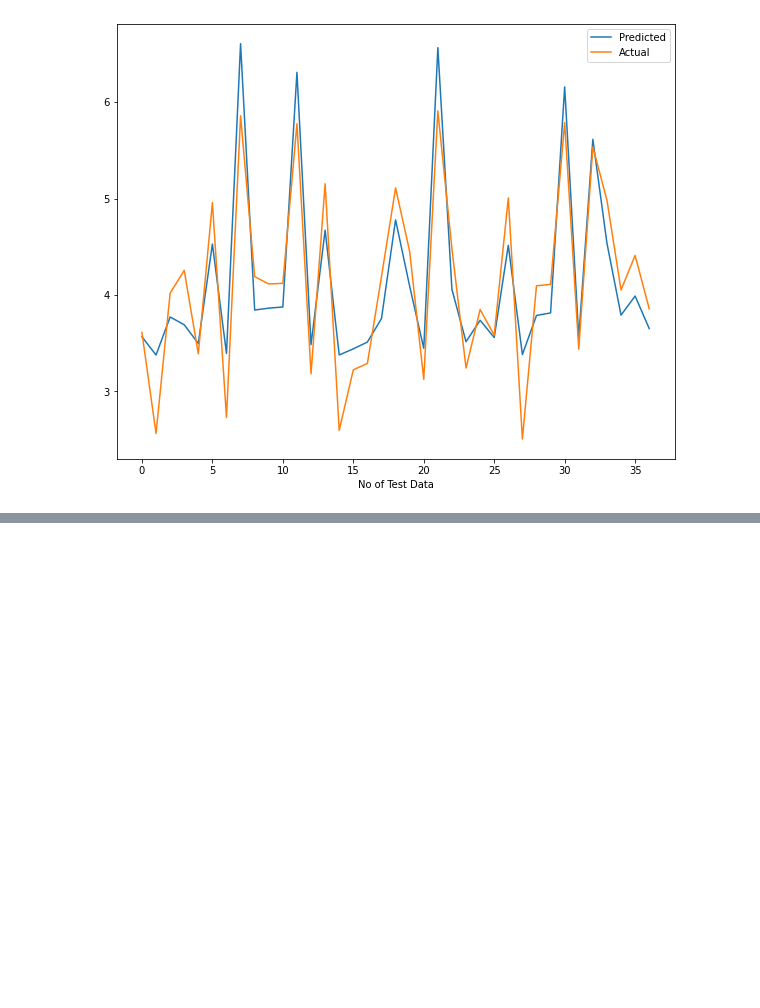
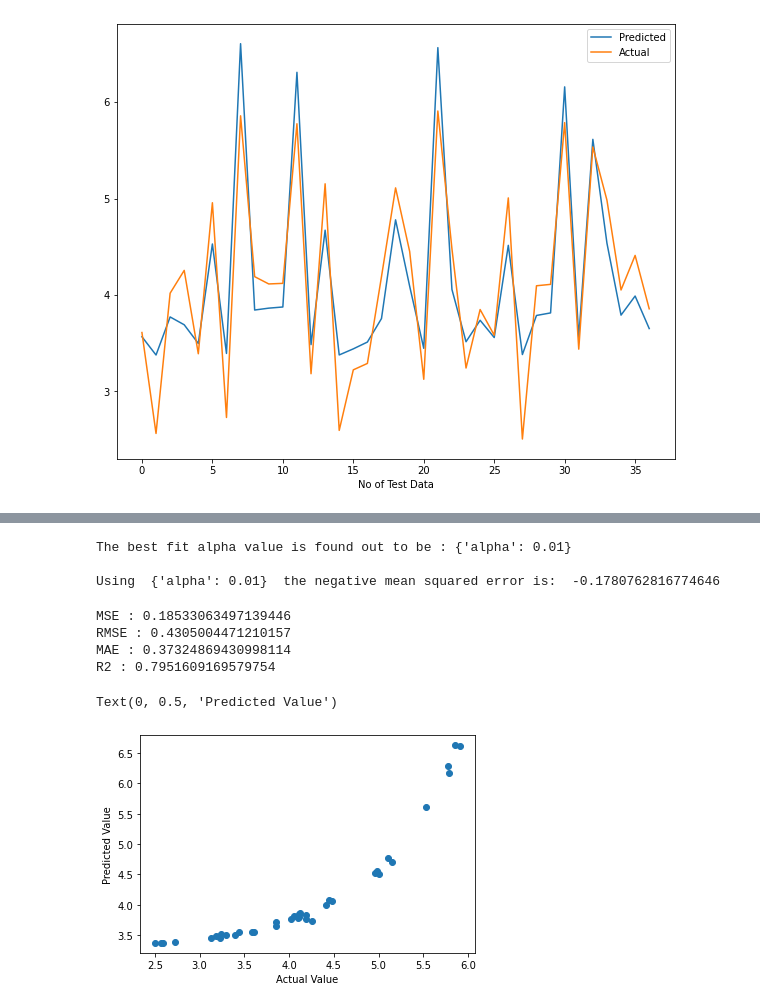
Before and after one commit to Shubhangidharmik/Yes-Bank-Stock-Closing-Prices, a Jupyter notebook: yes_bank_stock_closing_prices_prediction.ipynb, the cells around one changed output, grey strips where cells are left out. Cells and saved outputs as stored; diff of their text form; code cells hidden in the pictures; blank space fills up the shorter version.

```diff
--- a/yes_bank_stock_closing_prices_prediction.ipynb
+++ b/yes_bank_stock_closing_prices_prediction.ipynb
@@ -490,0 +538,6 @@ plt.show()
+# %%
+# Hyperprarameter tuning
+ridge = Ridge()
+parameters = {'alpha': [1e-15,1e-10,1e-8,1e-5,1e-4,1e-3,1e-2,1,5,10,20,30,40,45,50,55,60,100]}
+ridge_regressor = GridSearchCV(ridge, parameters, scoring='neg_mean_squared_error', cv=3)
+ridge_regressor.fit(X_train,y_train)
@@ -490,0 +555,33 @@ plt.show()
+# %%
+print("The best fit alpha value is found out to be :" ,ridge_regressor.best_params_)
+print("\nUsing ",ridge_regressor.best_params_, " the negative mean squared error is: ", ridge_regressor.best_score_)
+# %% [output]
+The best fit alpha value is found out to be : {'alpha': 0.01}
+
+Using  {'alpha': 0.01}  the negative mean squared error is:  -0.1780762816774646
+# %%
+#Model Prediction
+y_pred_ridge = ridge_regressor.predict(X_test)
+# %%
+# Test performance
+
+from sklearn.metrics import mean_squared_error
+from sklearn.metrics import mean_absolute_error
+import math
+
+print("MSE :",mean_squared_error(y_test, y_pred_ridge))
+print("RMSE :",math.sqrt(mean_squared_error(y_test, y_pred_ridge)))
+print("MAE :",mean_absolute_error(y_test, y_pred_ridge))
+print("R2 :",r2_score(y_test, y_pred_ridge))
+# %% [output]
+MSE : 0.18533063497139446
+RMSE : 0.4305004471210157
+MAE : 0.37324869430998114
+R2 : 0.7951609169579754
+# %%
+plt.scatter((y_test), (y_pred_ridge))
+plt.xlabel('Actual Value')
+plt.ylabel('Predicted Value')
+# %% [output]
+Text(0, 0.5, 'Predicted Value')
+[figure, added]
```
Also changed, not shown: parts of 11 cells of this notebook.
